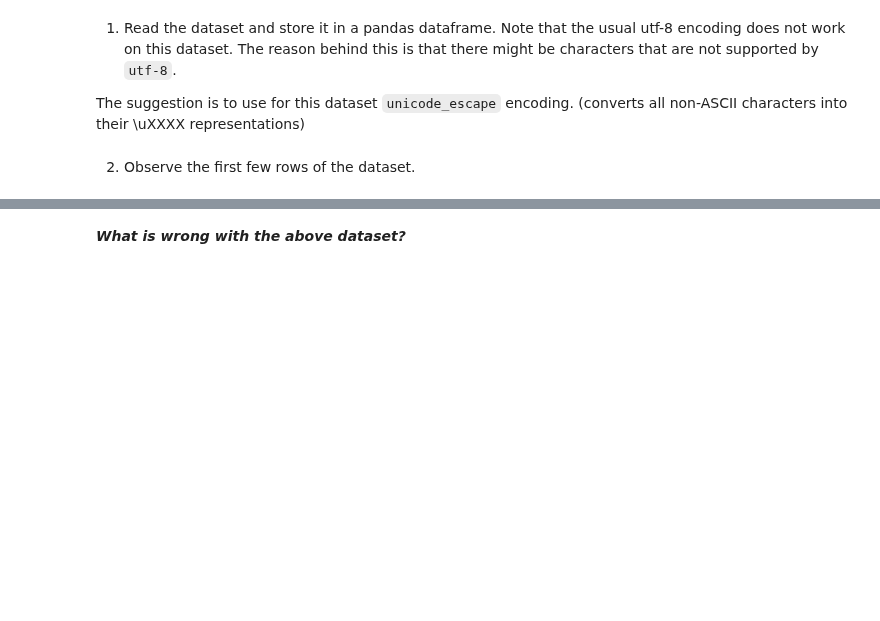
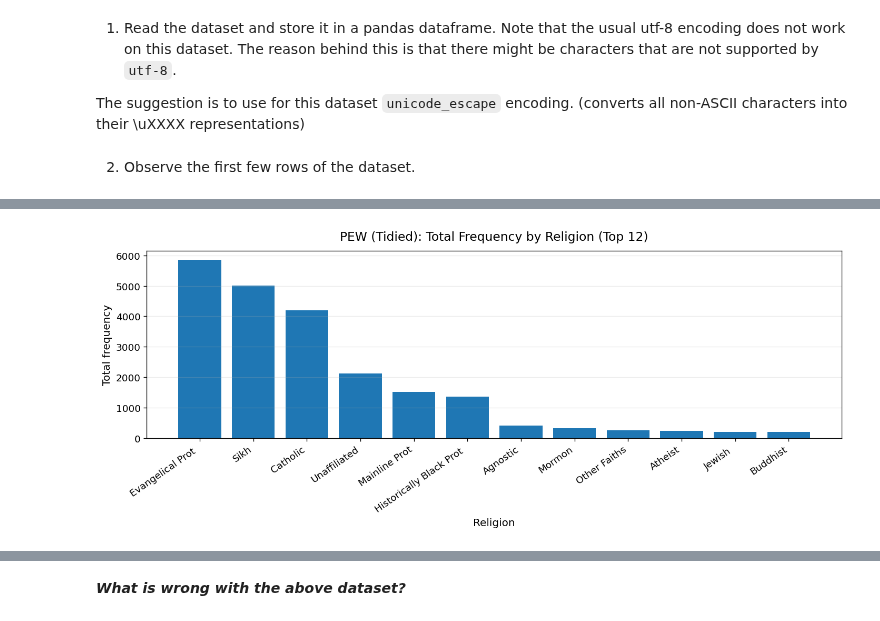
Before and after one commit to SumanthReddyKConestoga/Lab4--Workshop, a Jupyter notebook: week5Lab_Submission_READY.ipynb, the cells around one changed output, grey strips where cells are left out. Cells and saved outputs as stored; diff of their text form; code cells hidden in the pictures; blank space fills up the shorter version.

Commit message:
updated PEM & Billboard

```diff
--- a/week5Lab_Submission_READY.ipynb
+++ b/week5Lab_Submission_READY.ipynb
@@ -87,0 +166,80 @@ The suggestion is to use for this dataset `unicode_escape` encoding. (converts a
+# %%
+# =========================
+# 1) PEW — Wide -> Long
+# =========================
+pew_tidy = pew_raw.melt(
+    id_vars=["religion"],
+    var_name="income",
+    value_name="frequency"
+).copy()
+
+pew_tidy["frequency"] = pd.to_numeric(pew_tidy["frequency"], errors="coerce")
+
+# Simple EDA summary (counts + missingness)
+print("PEW tidy shape:", pew_tidy.shape)
+print("PEW missing values:\n", pew_tidy.isna().sum())
+
+# Clean plot: total frequency by religion (top 12)
+pew_totals = (pew_tidy.groupby("religion", as_index=False)["frequency"]
+             .sum()
+             .sort_values("frequency", ascending=False)
+             .head(12))
+
+plt.figure(figsize=(12, 5))
+plt.bar(pew_totals["religion"], pew_totals["frequency"])
+plt.title("PEW (Tidied): Total Frequency by Religion (Top 12)", fontsize=14, pad=12)
+plt.xlabel("Religion")
+plt.ylabel("Total frequency")
+plt.xticks(rotation=35, ha="right")
+plt.grid(axis="y", alpha=0.25)
+plt.tight_layout()
+plt.show()
+
+
+# =========================
+# 2) Billboard — Wide -> Long + Week parsing
+# =========================
+week_cols = [c for c in billboard_raw.columns if re.match(r"^x\d+", str(c))]
+id_cols = [c for c in billboard_raw.columns if c not in week_cols]
+
+billboard_long = billboard_raw.melt(
+    id_vars=id_cols,
+    value_vars=week_cols,
+    var_name="week_raw",
+    value_name="rank"
+).copy()
+
+billboard_long["week"] = (billboard_long["week_raw"].astype(str)
+                          .str.extract(r"^x(\d+)", expand=False)
+                          .astype("Int64"))
+
+billboard_long["rank"] = pd.to_numeric(billboard_long["rank"], errors="coerce")
+
+# Keep only observed ranks (song is on chart that week)
+billboard_tidy = billboard_long.dropna(subset=["rank", "week"]).copy()
+
+print("\nBillboard tidy shape:", billboard_tidy.shape)
+print("Billboard missing values:\n", billboard_tidy.isna().sum())
+
+# Clean plot: number of chart entries per week
+entries_per_week = billboard_tidy.groupby("week").size().sort_index()
+
+plt.figure(figsize=(12, 4.8))
+plt.plot(entries_per_week.index, entries_per_week.values, marker="o", linewidth=1.5)
+plt.title("Billboard (Tidied): Number of Ranked Entries per Week", fontsize=14, pad=12)
+plt.xlabel("Week number since entry")
+plt.ylabel("Count of ranked rows")
+plt.grid(alpha=0.25)
+plt.tight_layout()
+plt.show()
+
+# Quick “EDA table” to support narrative
+eda_summary = pd.DataFrame({
+    "Dataset": ["PEW (tidy)", "Billboard (tidy)"],
+    "Rows": [len(pew_tidy), len(billboard_tidy)],
+    "Columns": [pew_tidy.shape[1], billboard_tidy.shape[1]],
+    "Key operation": ["melt() wide→long", "melt() + week parsing"],
+    "Result": ["Income becomes a variable column", "Week becomes a numeric variable"]
+})
+display(eda_summary)
+# %% [output]
@@ -87,0 +252 @@ The suggestion is to use for this dataset `unicode_escape` encoding. (converts a
+[figure, added]
```
Also changed, not shown: parts of 6 cells of this notebook, 4 other files.
